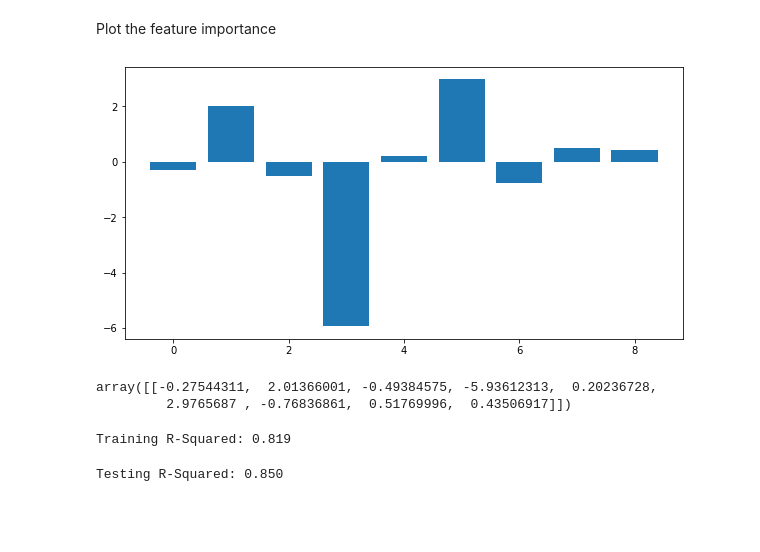
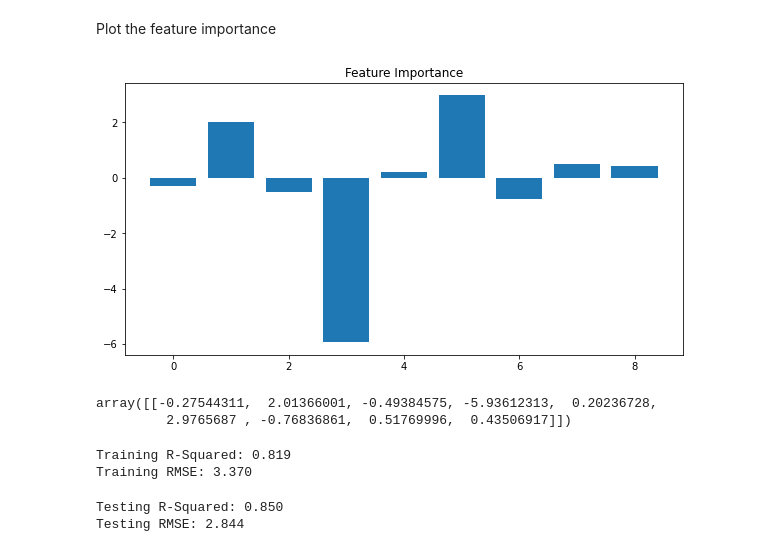
Before and after one commit to trizkynoviandy/vehicle-fuel-efficiency-prediction, a Jupyter notebook: vehicle-fuel-efficiency.ipynb, the cells around one changed output. Drawn from its saved outputs; the diff is of its cells as text; code cells hidden in the pictures; blank space fills up the shorter version.

```diff
--- a/vehicle-fuel-efficiency.ipynb
+++ b/vehicle-fuel-efficiency.ipynb
@@ -209,21 +203,33 @@ Plot the feature importance
 # %%
 plt.figure(figsize=(10,5))
 plt.bar([x for x in range(len(importance[0]))], importance[0])
+plt.title('Feature Importance')
 plt.show()
 # %% [output]
-[figure, old version]
+[figure, new version]
 # %%
 regressor.coef_
 # %% [output]
 array([[-0.27544311,  2.01366001, -0.49384575, -5.93612313,  0.20236728,
          2.9765687 , -0.76836861,  0.51769996,  0.43506917]])
 # %%
-training_r2 = regressor.score(X_train, y_train)
+training_predicted = regressor.predict(X_train)
+
+training_r2 = r2_score(y_train, training_predicted)
+training_rmse = mean_squared_error(y_train, training_predicted, squared=False)
 print(f'Training R-Squared: {training_r2:.3f}')
+print(f'Training RMSE: {training_rmse:.3f}')
 # %% [output]
 Training R-Squared: 0.819
+Training RMSE: 3.370
 # %%
-testing_r2 = regressor.score(X_test, y_test)
+testing_predicted = regressor.predict(X_test)
+
+testing_r2 = r2_score(y_test, testing_predicted)
+testing_rmse = mean_squared_error(y_test, testing_predicted, squared=False)
+
 print(f'Testing R-Squared: {testing_r2:.3f}')
+print(f'Testing RMSE: {testing_rmse:.3f}')
 # %% [output]
 Testing R-Squared: 0.850
+Testing RMSE: 2.844
```
Also changed, not shown: parts of 11 cells of this notebook.
